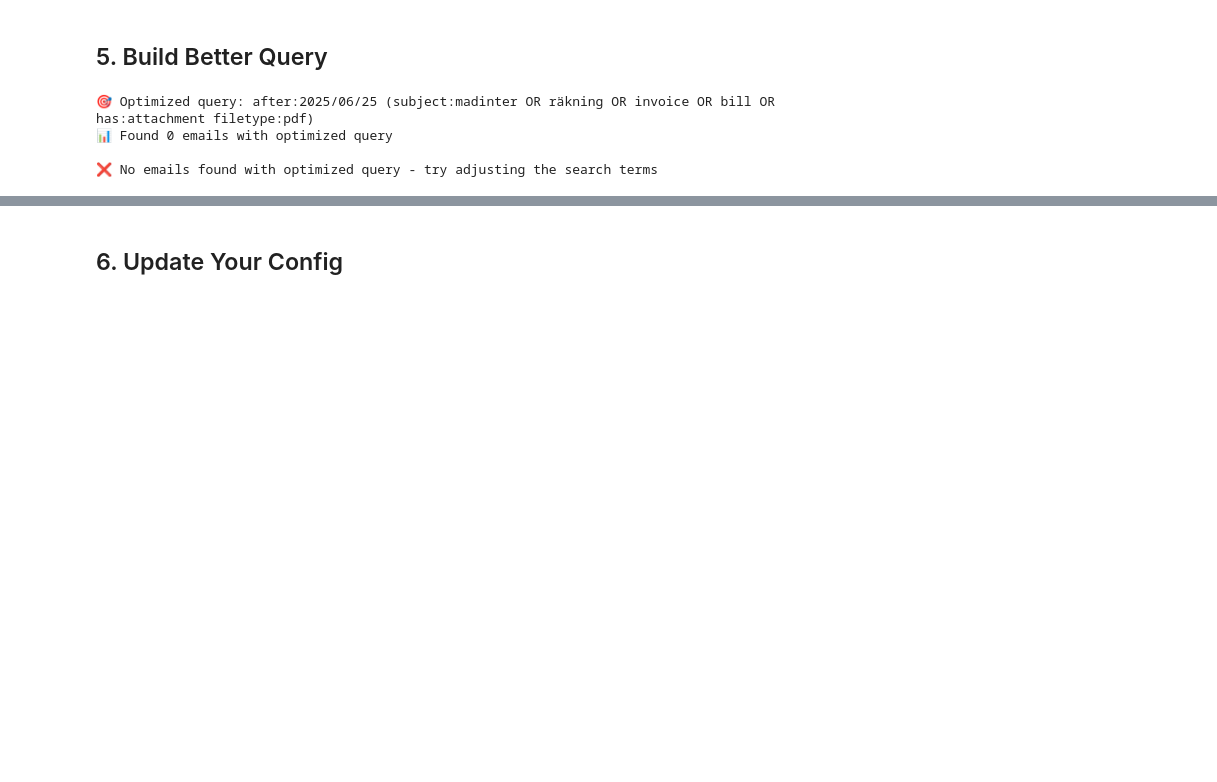
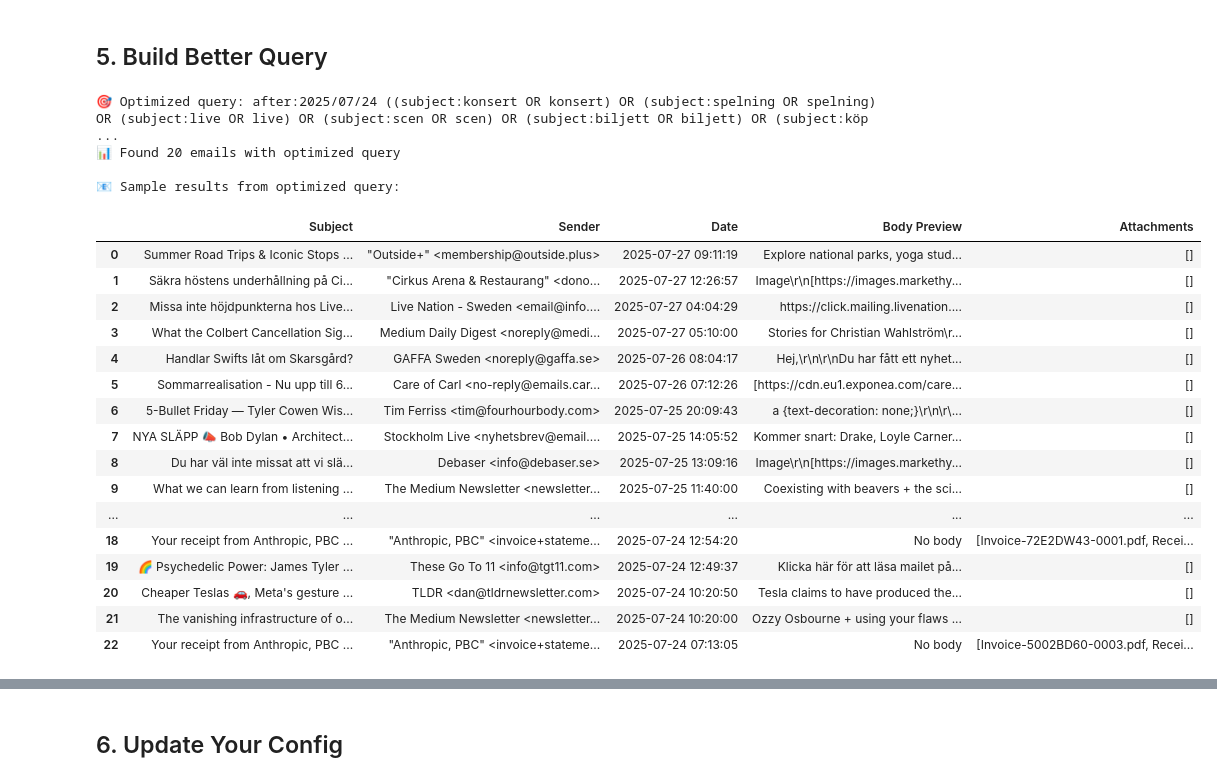
Before and after one commit to userchallenge/gmail-invoice-agent, a Jupyter notebook: gmail_lab_notebook.ipynb, the cells around one changed output, grey strips where cells are left out. Saved outputs shown, nothing was run; the diff lists cells and outputs as text; code cells hidden in the pictures; blank space fills up the shorter version.

```diff
--- a/gmail_lab_notebook.ipynb
+++ b/gmail_lab_notebook.ipynb
@@ -412,43 +412,62 @@ def build_optimized_query(days_back=30):
     optimized_query = f"{date_filter} ({search_terms})"
     # optimized_query = "after:2025/06/25 (subject:madinter OR räkning OR invoice OR bill OR has:attachment filename:pdf)"
     # optimized_query = "after:2025/05/26 (faktura OR räkning OR invoice OR bill)"
-    optimized_query = "after:2025/06/25 (subject:madinter OR räkning OR invoice OR bill OR has:attachment filetype:pdf)"
+    optimized_query = "after:2025/07/24 ((subject:konsert OR konsert) OR (subject:spelning OR spelning) OR (subject:live OR live) OR (subject:scen OR scen) OR (subject:biljett OR biljett) OR (subject:köp din biljett OR köp din biljett) OR (subject:säkra din biljett OR säkra din biljett) OR (subject:intar scenen OR intar scenen) OR (subject:återvänder OR återvänder) OR (subject:kommer till OR kommer till) OR (subject:concert OR concert) OR (subject:show OR show) OR (subject:performance OR performance) OR (subject:tickets OR tickets) OR (subject:buy tickets OR buy tickets) OR (subject:on stage OR on stage) OR (subject:live at OR live at) OR filename:pdf)"
 
     print(f"🎯 Optimized query: {optimized_query}")
 
     # Test it
     try:
         result = (
             gmail_server.service.users()
             .messages()
             .list(userId="me", q=optimized_query, maxResults=20)
             .execute()
         )
 
         messages = result.get("messages", [])
         print(f"📊 Found {len(messages)} emails with optimized query")
 
         return optimized_query, messages
 
     except Exception as e:
         print(f"❌ Error with optimized query: {e}")
         return optimized_query, []
 
 
 # Test the optimized query
 optimized_query, found_messages = build_optimized_query(days_back=60)
 
 if found_messages:
     print("\n📧 Sample results from optimized query:")
     sample_results = get_sample_emails(optimized_query, max_samples=30)
-    print(sample_results)
+    sample_results
 else:
     print("\n❌ No emails found with optimized query - try adjusting the search terms")
+
+sample_results
 # %% [output]
-🎯 Optimized query: after:2025/06/25 (subject:madinter OR räkning OR invoice OR bill OR has:attachment filetype:pdf)
-📊 Found 0 emails with optimized query
+🎯 Optimized query: after:2025/07/24 ((subject:konsert OR konsert) OR (subject:spelning OR spelning) OR (subject:live OR live) OR (subject:scen OR scen) OR (subject:biljett OR biljett) OR (subject:köp  ...
+📊 Found 20 emails with optimized query
 
-❌ No emails found with optimized query - try adjusting the search terms
+📧 Sample results from optimized query:
+|  | Subject | Sender | Date | Body Preview | Attachments |
+| 0 | Summer Road Trips & Iconic Stops ... | "Outside+" <membership@outside.plus> | 2025-07-27 09:11:19 | Explore national parks, yoga stud... | [] |
+| 1 | Säkra höstens underhållning på Ci... | "Cirkus Arena & Restaurang" <dono... | 2025-07-27 12:26:57 | Image\r\n[https://images.markethy... | [] |
+| 2 | Missa inte höjdpunkterna hos Live... | Live Nation - Sweden <email@info.... | 2025-07-27 04:04:29 | https://click.mailing.livenation.... | [] |
+| 3 | What the Colbert Cancellation Sig... | Medium Daily Digest <noreply@medi... | 2025-07-27 05:10:00 | Stories for Christian Wahlström\r... | [] |
+| 4 | Handlar Swifts låt om Skarsgård? | GAFFA Sweden <noreply@gaffa.se> | 2025-07-26 08:04:17 | Hej,\r\n\r\nDu har fått ett nyhet... | [] |
+| 5 | Sommarrealisation - Nu upp till 6... | Care of Carl <no-reply@emails.car... | 2025-07-26 07:12:26 | [https://cdn.eu1.exponea.com/care... | [] |
+| 6 | 5-Bullet Friday — Tyler Cowen Wis... | Tim Ferriss <tim@fourhourbody.com> | 2025-07-25 20:09:43 | a {text-decoration: none;}\r\n\r\... | [] |
+| 7 | NYA SLÄPP 📣 Bob Dylan • Architect... | Stockholm Live <nyhetsbrev@email.... | 2025-07-25 14:05:52 | Kommer snart: Drake, Loyle Carner... | [] |
+| 8 | Du har väl inte missat att vi slä... | Debaser <info@debaser.se> | 2025-07-25 13:09:16 | Image\r\n[https://images.markethy... | [] |
+| 9 | What we can learn from listening ... | The Medium Newsletter <newsletter... | 2025-07-25 11:40:00 | Coexisting with beavers + the sci... | [] |
+| ... | ... | ... | ... | ... | ... |
+| 18 | Your receipt from Anthropic, PBC ... | "Anthropic, PBC" <invoice+stateme... | 2025-07-24 12:54:20 | No body | [Invoice-72E2DW43-0001.pdf, Recei... |
+| 19 | 🌈 Psychedelic Power: James Tyler ... | These Go To 11 <info@tgt11.com> | 2025-07-24 12:49:37 | Klicka här för att läsa mailet på... | [] |
+| 20 | Cheaper Teslas 🚗, Meta's gesture ... | TLDR <dan@tldrnewsletter.com> | 2025-07-24 10:20:50 | Tesla claims to have produced the... | [] |
+| 21 | The vanishing infrastructure of o... | The Medium Newsletter <newsletter... | 2025-07-24 10:20:00 | Ozzy Osbourne + using your flaws ... | [] |
+| 22 | Your receipt from Anthropic, PBC ... | "Anthropic, PBC" <invoice+stateme... | 2025-07-24 07:13:05 | No body | [Invoice-5002BD60-0003.pdf, Recei... |
 # %%
 sample_results
 # %% [output]
```
Also changed, not shown: parts of 1 cell of this notebook, 14 other files.
